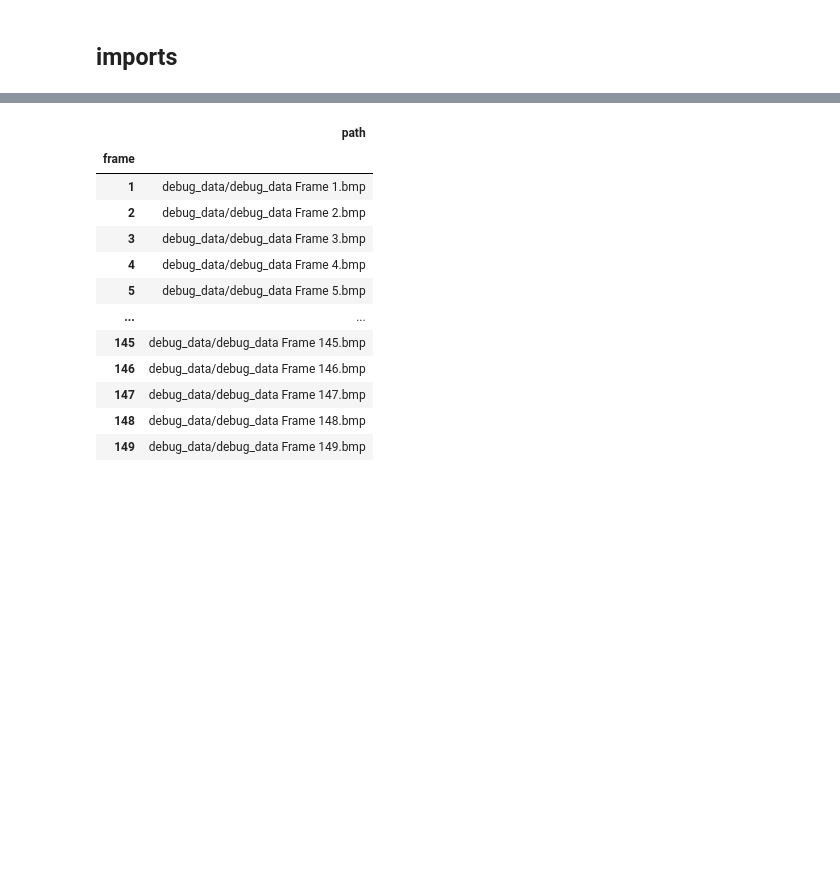
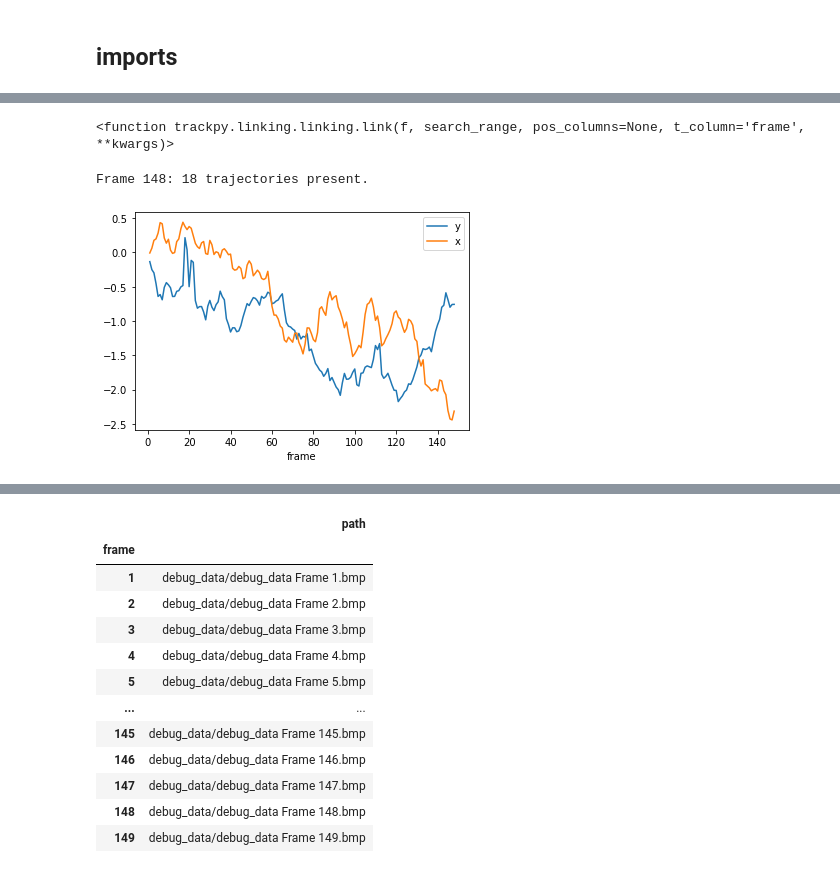
Before and after one commit to luclepot/brownian_motion_analysis, a Jupyter notebook: analysis.ipynb, the cells around one changed output, grey strips where cells are left out. Saved outputs shown, nothing was run; the diff lists cells and outputs as text; code cells hidden in the pictures; blank space fills up the shorter version.

```diff
--- a/analysis.ipynb
+++ b/analysis.ipynb
@@ -26,0 +199,15 @@ import glob
+# %%
+tp.link
+# %% [output]
+<function trackpy.linking.linking.link(f, search_range, pos_columns=None, t_column='frame', **kwargs)>
+# %%
+t = tp.link(found, 10, memory=3)
+t1 = tp.filter_stubs(t, 25)
+
+drift = tp.compute_drift(t1)
+drift.plot()
+
+t2 = tp.subtract_drift(t1, drift)
+# %% [output]
+Frame 148: 18 trajectories present.
+[figure, added]
```
Also changed, not shown: parts of 21 cells of this notebook, 1 other file.
